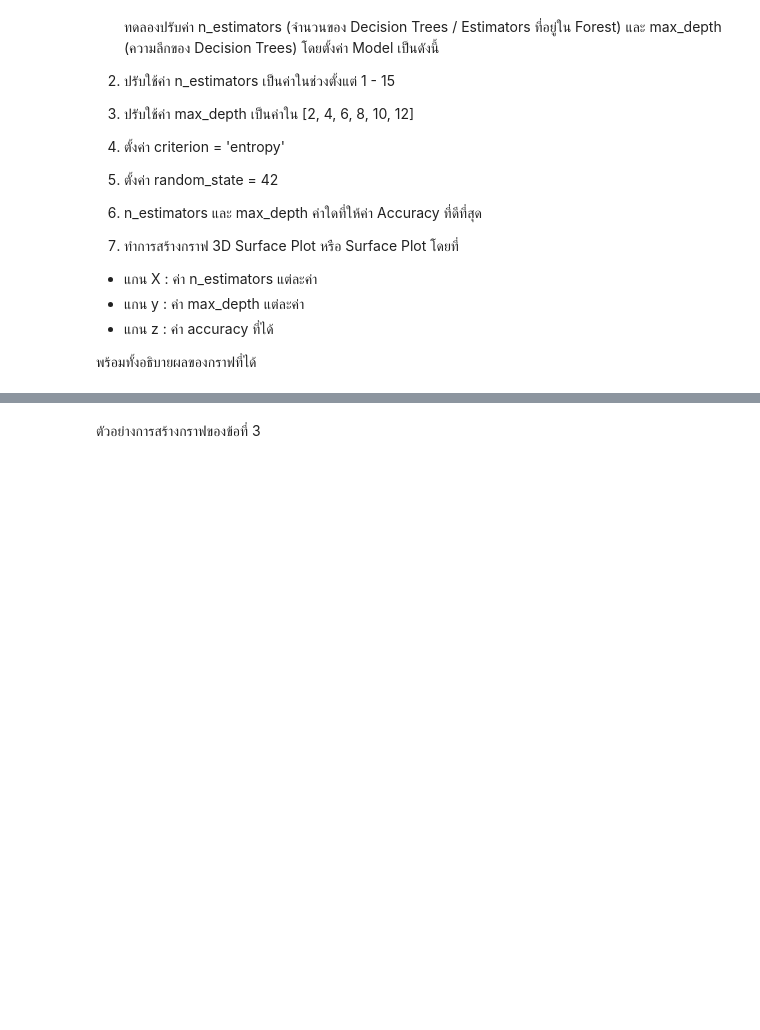
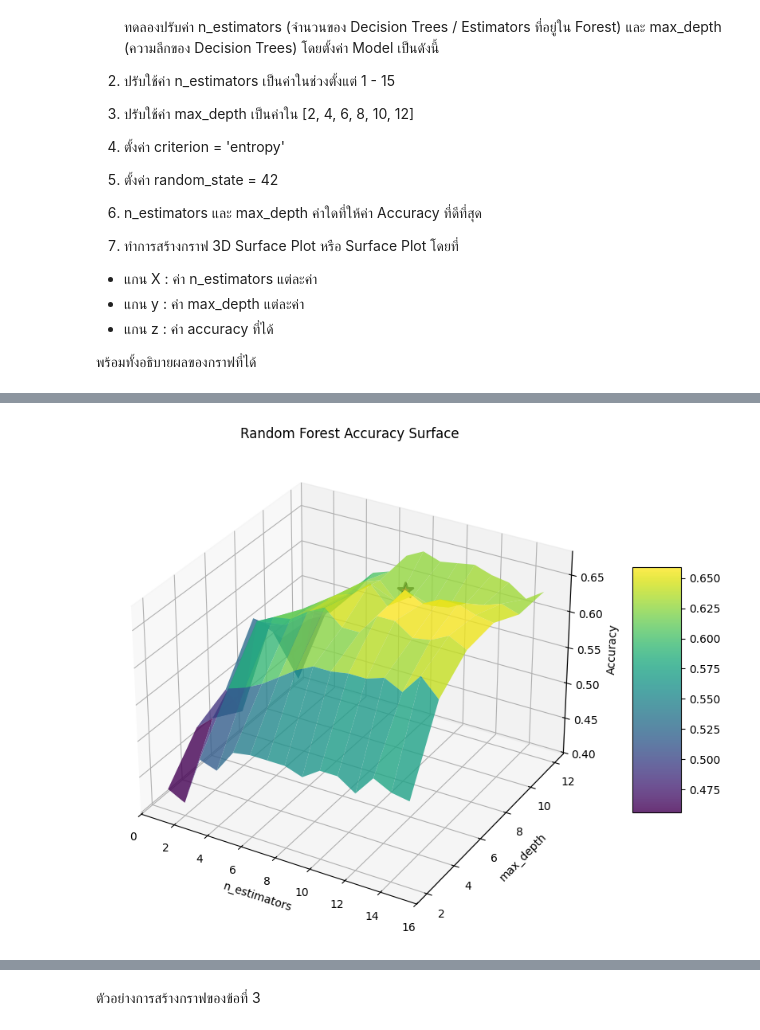
Before and after one commit to Tanaphat-Ken/IntroToML, a Jupyter notebook: HW/HW4/W4-2_Random_Forest.ipynb, the cells around one changed output, grey strips where cells are left out. Cells and saved outputs as stored; diff of their text form; code cells hidden in the pictures; blank space fills up the shorter version.

```diff
--- a/HW/HW4/W4-2_Random_Forest.ipynb
+++ b/HW/HW4/W4-2_Random_Forest.ipynb
@@ -732,0 +848,41 @@ Accuracy ที่ดีที่สุด
+# %%
+# Create 3D surface plot
+from scipy.interpolate import griddata
+
+# Create grid for surface
+n_est_unique = sorted(results_df['n_estimators'].unique())
+max_depth_unique = sorted(results_df['max_depth'].unique())
+
+# Create meshgrid
+N_est_grid, Max_depth_grid = np.meshgrid(n_est_unique, max_depth_unique)
+
+# Create accuracy grid from pivot table
+pivot_data = results_df.pivot(index='max_depth', columns='n_estimators', values='accuracy')
+Accuracy_grid = pivot_data.values
+
+# Create 3D plot
+fig = plt.figure(figsize=(12, 8))
+ax = fig.add_subplot(111, projection='3d')
+
+# Surface plot
+surf = ax.plot_surface(N_est_grid, Max_depth_grid, Accuracy_grid,
+                      cmap='viridis', alpha=0.8)
+
+# Mark best point
+best_n_est = best_params['n_estimators']
+best_max_depth = best_params['max_depth']
+ax.scatter([best_n_est], [best_max_depth], [best_accuracy],
+          c='red', s=200, marker='*', edgecolors='black', linewidth=2)
+
+# Labels and title
+ax.set_xlabel('n_estimators')
+ax.set_ylabel('max_depth')
+ax.set_zlabel('Accuracy')
+ax.set_title('Random Forest Accuracy Surface')
+
+# Colorbar
+fig.colorbar(surf, shrink=0.5, aspect=5)
+
+plt.show()
+# %% [output]
+[figure, added]
```
Also changed, not shown: parts of 3 cells of this notebook, 10 other files.
